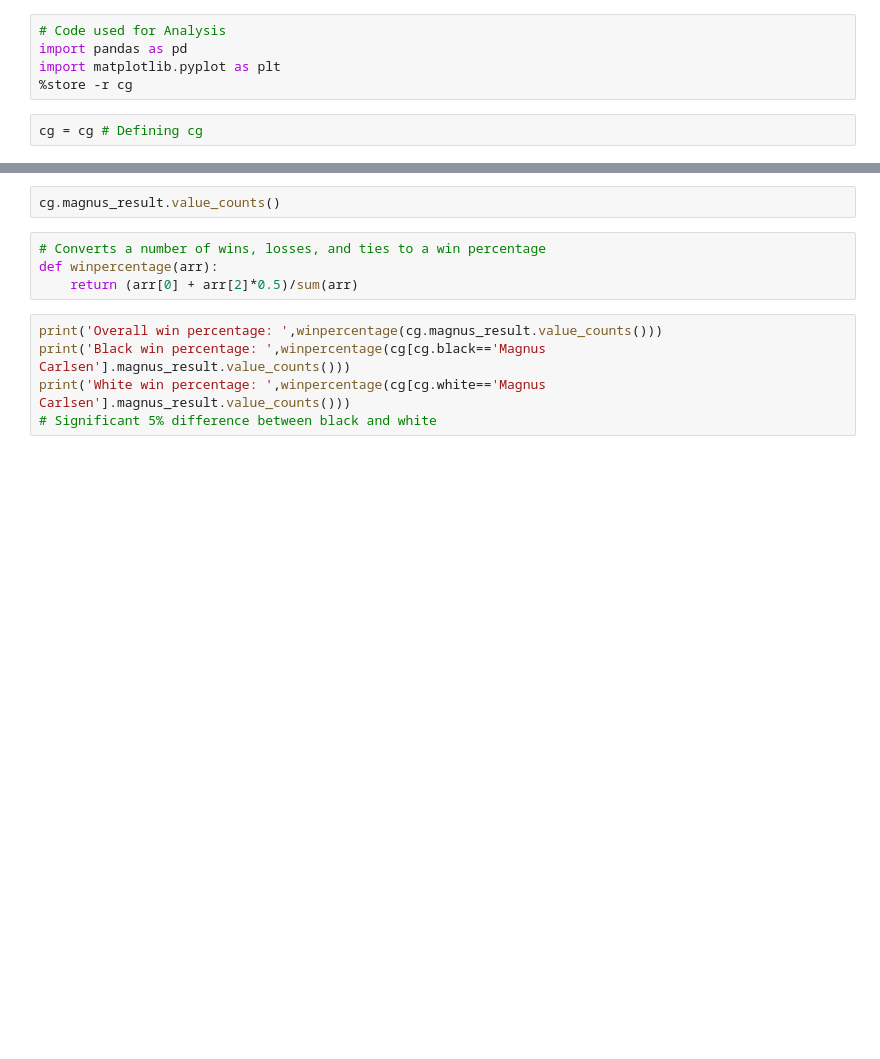
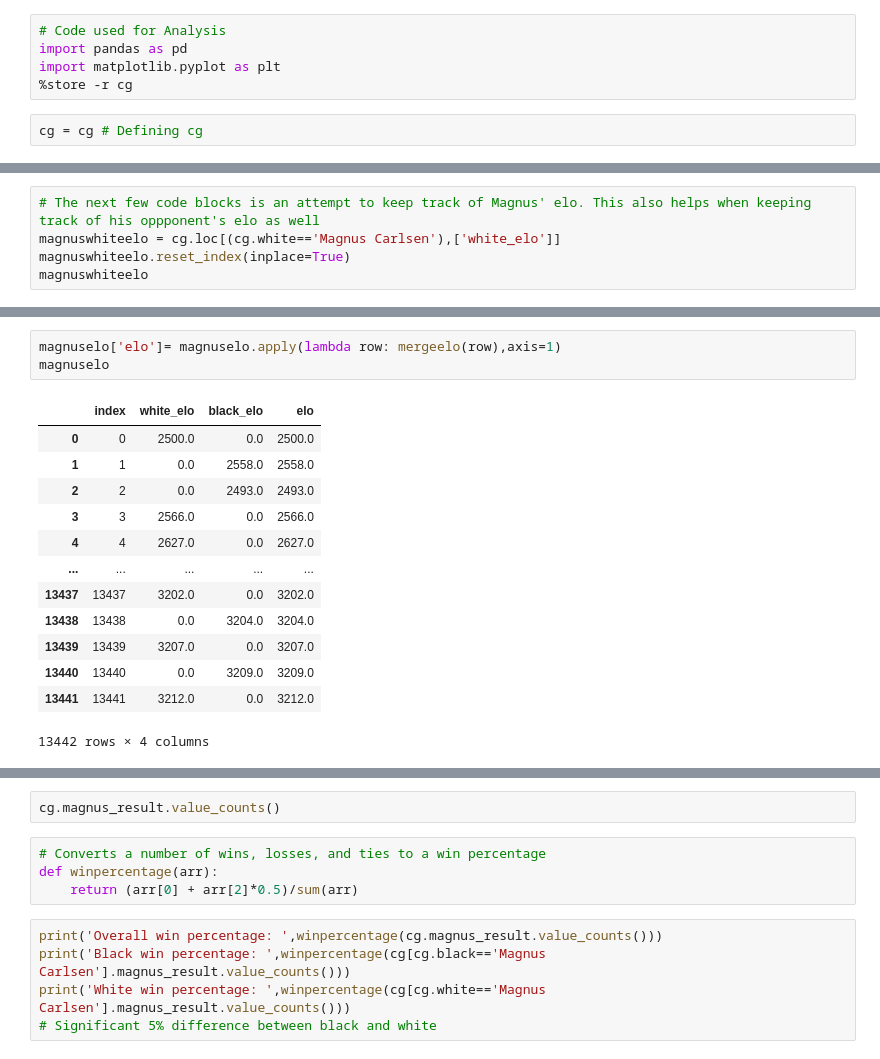
Before and after one commit to dealom/Magnus-Carlsen-Lichess-Games-Dataset-Analysis, a Jupyter notebook: Analysis.ipynb, the cells around one changed output, grey strips where cells are left out. Cells and saved outputs as stored; diff of their text form; blank space fills up the shorter version.

Commit message:
labels and elo tracking

```diff
--- a/Analysis.ipynb
+++ b/Analysis.ipynb
@@ -14,3 +14,8 @@ cg.head()
 | 2 | 103 | Lichess Titled Arena | https://lichess.org/yh0IxjPf | FM | -17.0 | 2754 | gnejs | 0-1 | Magnus Carlsen | ... |
 | 3 | 102 | Lichess Titled Arena | https://lichess.org/qcHWzltq | GM | 61.0 | 2566 | Magnus Carlsen | 1-0 | Toivo Keinänen | ... |
 | 4 | 101 | Lichess Titled Arena | https://lichess.org/HhV5RN5e | GM | 9.0 | 2627 | Magnus Carlsen | 1-0 | AusCub | ... |
+# %%
+# The next few code blocks is an attempt to keep track of Magnus' elo. This also helps when keeping track of his oppponent's elo as well
+magnuswhiteelo = cg.loc[(cg.white=='Magnus Carlsen'),['white_elo']]
+magnuswhiteelo.reset_index(inplace=True)
+magnuswhiteelo
@@ -16,0 +75,17 @@ cg.head()
+# %%
+magnuselo['elo']= magnuselo.apply(lambda row: mergeelo(row),axis=1)
+magnuselo
+# %% [output]
+|  | index | white_elo | black_elo | elo |
+| 0 | 0 | 2500.0 | 0.0 | 2500.0 |
+| 1 | 1 | 0.0 | 2558.0 | 2558.0 |
+| 2 | 2 | 0.0 | 2493.0 | 2493.0 |
+| 3 | 3 | 2566.0 | 0.0 | 2566.0 |
+| 4 | 4 | 2627.0 | 0.0 | 2627.0 |
+| ... | ... | ... | ... | ... |
+| 13437 | 13437 | 3202.0 | 0.0 | 3202.0 |
+| 13438 | 13438 | 0.0 | 3204.0 | 3204.0 |
+| 13439 | 13439 | 3207.0 | 0.0 | 3207.0 |
+| 13440 | 13440 | 0.0 | 3209.0 | 3209.0 |
+| 13441 | 13441 | 3212.0 | 0.0 | 3212.0 |
+13442 rows × 4 columns
```
Also changed, not shown: parts of 6 cells of this notebook.
